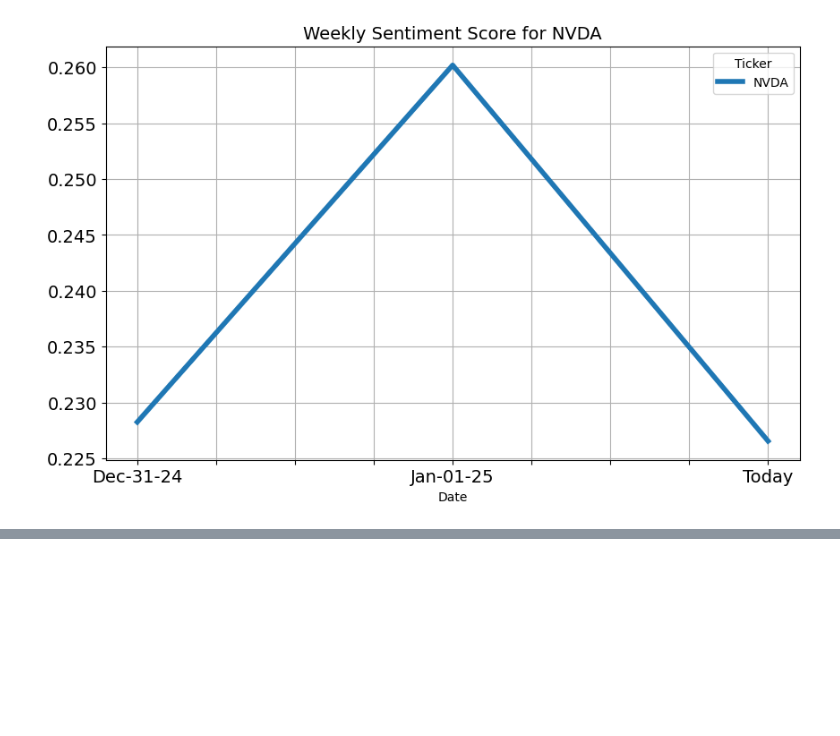
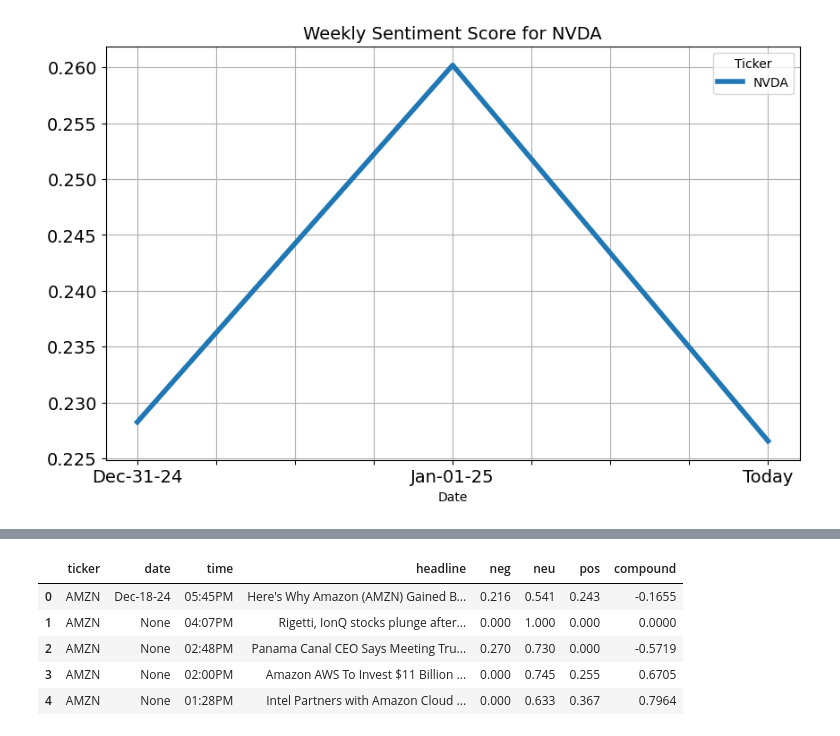
Before and after one commit to weip2008/LearnTorch, a Jupyter notebook: src/NLP_ML1.ipynb, the cells around one changed output, grey strips where cells are left out. Cells and saved outputs as stored; diff of their text form; code cells hidden in the pictures; blank space fills up the shorter version.

```diff
--- a/src/NLP_ML1.ipynb
+++ b/src/NLP_ML1.ipynb
@@ -94,0 +122,14 @@ plt.grid()
+# %%
+filtered_rows = [row for row in amazon_tr if row.a is not None and row.td is not None]
+
+for x, table_row in enumerate(filtered_rows):
+    # Extract and print <a> tag text
+    a_text = table_row.a.text
+    print(a_text)
+
+    # Extract and print <td> tag text
+    td_text = table_row.td.text
+    print(td_text)
+
+    if x == 10:
+        break
@@ -94,0 +244,25 @@ plt.grid()
+# %%
+# 将上述列表转换为数据帧
+
+vader = SentimentIntensityAnalyzer()
+
+columns = ['ticker', 'date', 'time', 'headline']
+
+news_df = pd.DataFrame(news_list, columns=columns)
+
+scores = news_df['headline'].apply(vader.polarity_scores).tolist()
+
+scores_df = pd.DataFrame(scores)
+
+news_df = news_df.join(scores_df, rsuffix='_right')
+
+news_df=news_df.replace('Today', 'Dec-18-24')
+
+news_df.head()
+# %% [output]
+|  | ticker | date | time | headline | neg | neu | pos | compound |
+| 0 | AMZN | Dec-18-24 | 05:45PM | Here's Why Amazon (AMZN) Gained B... | 0.216 | 0.541 | 0.243 | -0.1655 |
+| 1 | AMZN | None | 04:07PM | Rigetti, IonQ stocks plunge after... | 0.000 | 1.000 | 0.000 | 0.0000 |
+| 2 | AMZN | None | 02:48PM | Panama Canal CEO Says Meeting Tru... | 0.270 | 0.730 | 0.000 | -0.5719 |
+| 3 | AMZN | None | 02:00PM | Amazon AWS To Invest $11 Billion ... | 0.000 | 0.745 | 0.255 | 0.6705 |
+| 4 | AMZN | None | 01:28PM | Intel Partners with Amazon Cloud ... | 0.000 | 0.633 | 0.367 | 0.7964 |
```
Also changed, not shown: parts of 10 cells of this notebook, 10 other files.
